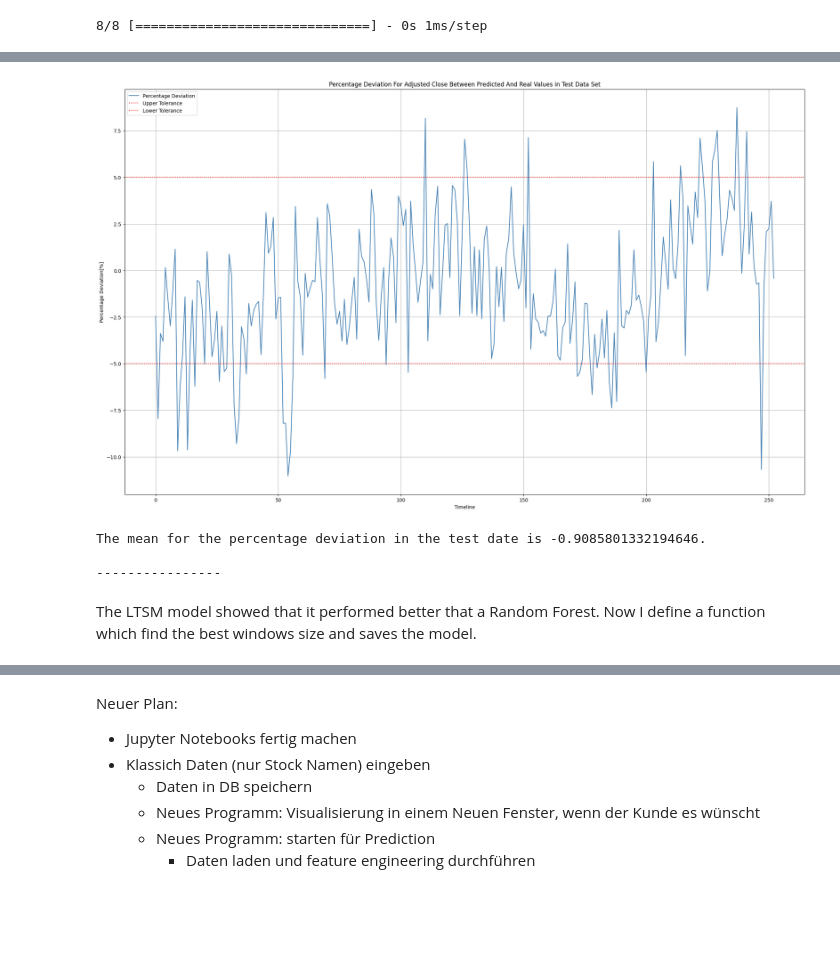
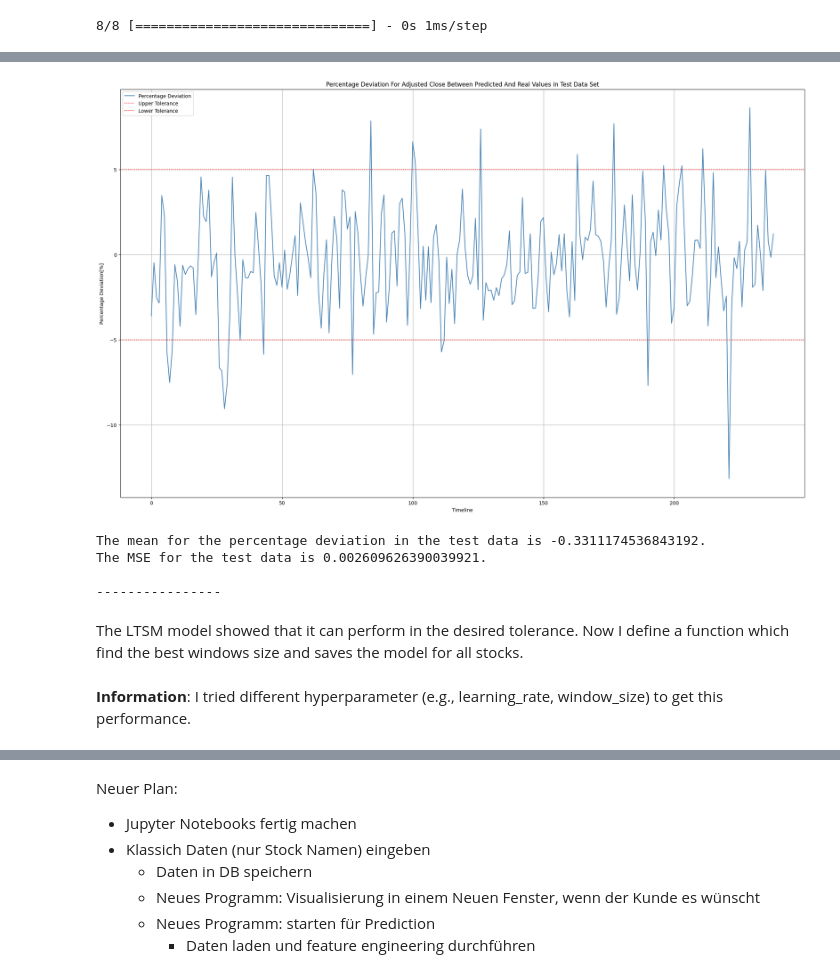
Before and after one commit to maximkiesel1/Stock_Market_Prediction, a Jupyter notebook: Modeling_Stock_Market_Prediction.ipynb, the cells around one changed output, grey strips where cells are left out. Cells and saved outputs as stored; diff of their text form; code cells hidden in the pictures; blank space fills up the shorter version.

Commit message:
update model

```diff
--- a/Modeling_Stock_Market_Prediction.ipynb
+++ b/Modeling_Stock_Market_Prediction.ipynb
@@ -496,14 +287,11 @@ def train_test_lstm(Xs_nor, ys_nor, window_size):
-# %%
-# create the datasets
-Xs_train, Xs_val, Xs_test, ys_train, ys_val, ys_test = train_test_lstm(Xs_nor, ys_nor, 10)
 # %%
 # define the model
 model1 = Sequential()
-model1.add(InputLayer((10, 15)))
+model1.add(InputLayer((10, 17))) # the first parameter is always the window size, the second the number of features
 model1.add(LSTM(64))
 model1.add(Dense(8, 'relu'))
-model1.add(Dense(1, 'linear'))
-model1.compile(loss=MeanSquaredError(), optimizer=Adam(learning_rate=0.001), metrics=[RootMeanSquaredError()])
+model1.add(Dense(17, 'linear')) # output of 17 features
+model1.compile(loss=MeanSquaredError(), optimizer=Adam(learning_rate=0.01), metrics=[RootMeanSquaredError()])
 
 model1.summary()
 # %% [output]
@@ -531,3 +320,3 @@ absl.logging.set_verbosity(absl.logging.ERROR)
 # %%
 # fitting the model
-model1.fit(np.array(Xs_train['JNJ']), np.array(ys_train['JNJ']), validation_data=(np.array(Xs_val['JNJ']), np.array(ys_val['JNJ'])), epochs=50, callbacks=[cp1], verbose=0)
+history = model1.fit(np.array(Xs_train['JNJ']), np.array(ys_train['JNJ']), validation_data=(np.array(Xs_val['JNJ']), np.array(ys_val['JNJ'])), epochs=50, callbacks=[cp1], verbose=0)
@@ -538,10 +325,19 @@ model1.fit(np.array(Xs_train['JNJ']), np.array(ys_train['JNJ']), validation_data
 model1 = load_model('model1/')
 # %%
 # make prediction
-test_predictions = model1.predict(np.array(Xs_test['JNJ'])).flatten()
+test_predictions = model1.predict(np.array(Xs_test['JNJ']))
+
+# select the Adjusted Close for prediction (last column)
+test_predictions = [arr[-1] for arr in test_predictions]
+
+# select the Adjusted Close for test data (last column)
+y_test_jnj = [arr[-1] for arr in ys_test['JNJ']]
+
+# get the best mse from the best model
+best_mse = history.history['val_loss'][np.argmin(history.history['val_loss'])]
 
 # create a dataframe with predicted values and real values
-test_results = pd.DataFrame(data={'Test Predictions':test_predictions, 'Actuals':np.array(ys_test['JNJ'])})
+test_results = pd.DataFrame(data={'Test Predictions':test_predictions, 'Actuals': y_test_jnj})
 # %% [output]
 8/8 [==============================] - 0s 1ms/step
 # %%
@@ -559,30 +355,32 @@ plt.grid()
 # %%
 # plot for percentage deviation between predicted and real values in test data
 
 # calculate the Percentage Deviation
-diff_test = train_results['Train Predictions']-train_results['Actuals']
-rel_diff_test = diff_test / train_results['Train Predictions']
+diff_test = test_results['Test Predictions']-test_results['Actuals']
+rel_diff_test = diff_test / test_results['Test Predictions']
 percent_diff_test = rel_diff_test * 100
 
 # plotting
 plt.figure(figsize=(25, 15))
 plt.plot(percent_diff_test.index, percent_diff_test, color='steelblue', label='Percentage Deviation')
 plt.axhline(y=5, color='r', linestyle=':', label='Upper Tolerance')
 plt.axhline(y=-5, color='r', linestyle=':', label='Lower Tolerance')
 plt.grid()
 plt.legend()
 plt.ylabel('Percentage Deviation[%]')
 plt.xlabel('Timeline')
 plt.title('Percentage Deviation For Adjusted Close Between Predicted And Real Values in Test Data Set')
 plt.show()
-print('The mean for the percentage deviation in the test date is {}.'.format(sum(percent_diff_test)/len(percent_diff_test)))
+print('The mean for the percentage deviation in the test data is {}.'.format(np.mean(percent_diff_test)))
+print('The MSE for the test data is {}.'.format(best_mse))
 print('')
 print('----------------')
 print('')
 # %% [output]
-[figure, old version]
+[figure, new version]
-The mean for the percentage deviation in the test date is -0.9085801332194646.
+The mean for the percentage deviation in the test data is -0.3311174536843192.
+The MSE for the test data is 0.002609626390039921.
 
 ----------------
 # %% [markdown]
-The LTSM model showed that it performed better that a Random Forest. Now I define a function which find the best windows size and saves the model.
+The LTSM model showed that it can perform in the desired tolerance. Now I define a function which find the best windows size and saves the model for all stocks.
@@ -640,0 +387,2 @@ def ltsm_model(Xs_nor, ys_nor):
+# %% [markdown]
+**Information**: I tried different hyperparameter (e.g., learning_rate, window_size) to get this performance.
```
Also changed, not shown: parts of 42 cells of this notebook, 10 other files.
